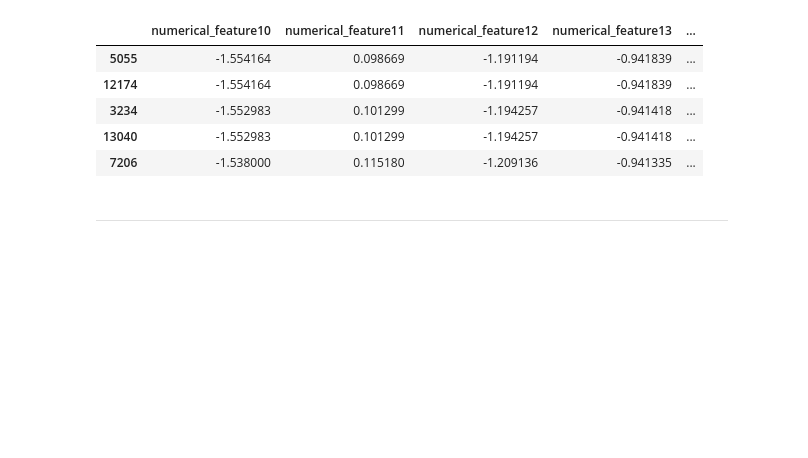
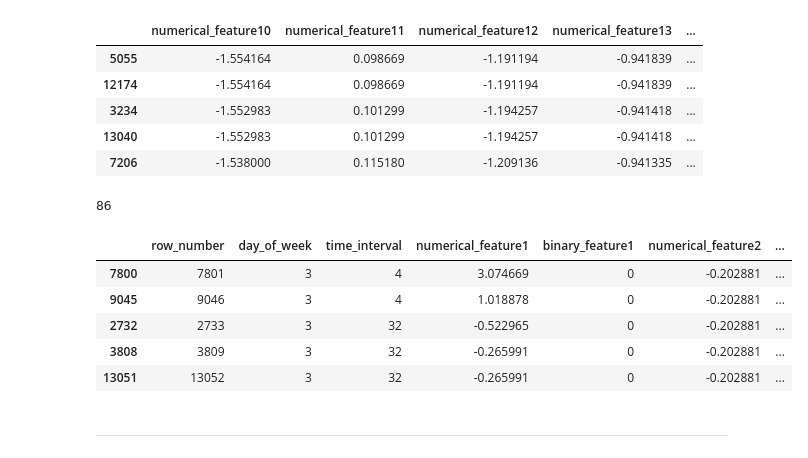
Before and after one commit to odaykhovskaya/test-task, a Jupyter notebook: solving_the_task.ipynb, the cells around one changed output. Drawn from its saved outputs; the diff is of its cells as text; code cells hidden in the pictures; blank space fills up the shorter version.

```diff
--- a/solving_the_task.ipynb
+++ b/solving_the_task.ipynb
@@ -170,6 +170,17 @@ train[cols10_16+['target']].loc[train.duplicated(subset=cols10_16,keep=False)].s
 | 3234 | -1.552983 | 0.101299 | -1.194257 | -0.941418 | ... |
 | 13040 | -1.552983 | 0.101299 | -1.194257 | -0.941418 | ... |
 | 7206 | -1.538000 | 0.115180 | -1.209136 | -0.941335 | ... |
+# %%
+print(len(train.loc[train.duplicated(subset=cols3_9+cols10_16,keep=False)]))
+train.loc[train.duplicated(subset=cols3_9+cols10_16,keep=False)].sort_values(by=cols3_9+cols10_16).head()
+# %% [output]
+86
+|  | row_number | day_of_week | time_interval | numerical_feature1 | binary_feature1 | numerical_feature2 | ... |
+| 7800 | 7801 | 3 | 4 | 3.074669 | 0 | -0.202881 | ... |
+| 9045 | 9046 | 3 | 4 | 1.018878 | 0 | -0.202881 | ... |
+| 2732 | 2733 | 3 | 32 | -0.522965 | 0 | -0.202881 | ... |
+| 3808 | 3809 | 3 | 32 | -0.265991 | 0 | -0.202881 | ... |
+| 13051 | 13052 | 3 | 32 | -0.265991 | 0 | -0.202881 | ... |
 # %% [markdown]
 ----
 # %%
```
Also changed, not shown: parts of 6 cells of this notebook.
